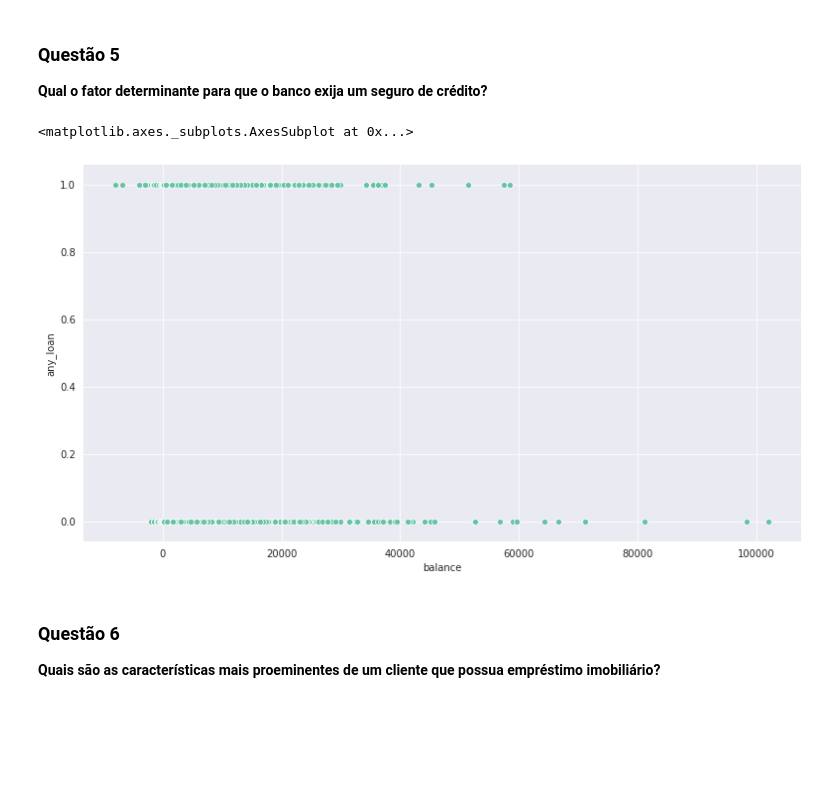
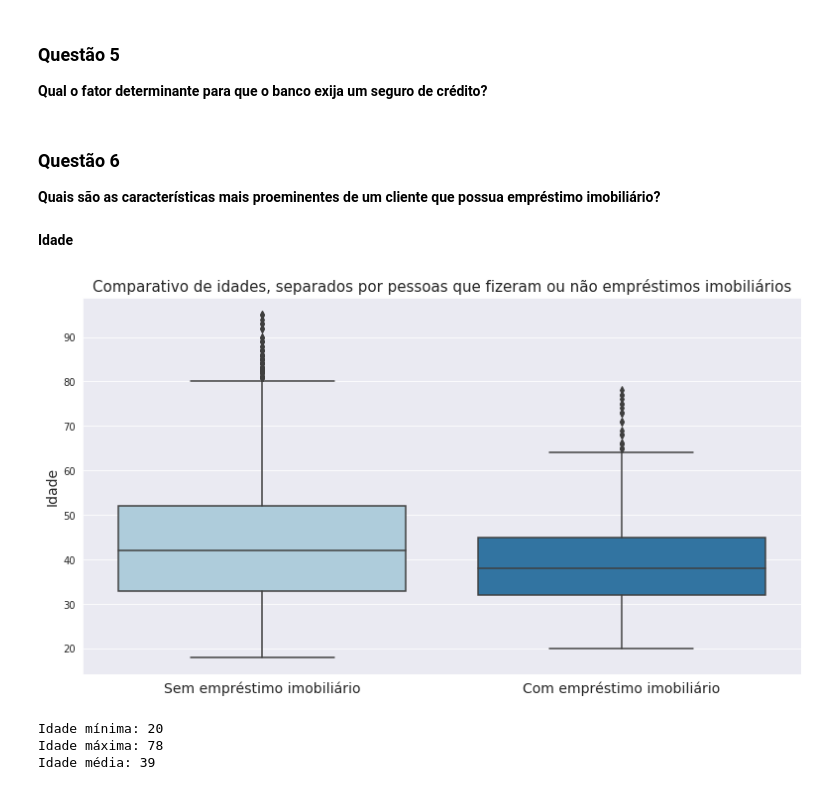
Before and after one commit to CesarFerreiraGermano/semantix_desafio, a Jupyter notebook: desafioSemantix_notebook.ipynb, the cells around one changed output. Saved outputs shown, nothing was run; the diff lists cells and outputs as text; code cells hidden in the pictures; blank space fills up the shorter version.

```diff
--- a/desafioSemantix_notebook.ipynb
+++ b/desafioSemantix_notebook.ipynb
@@ -172,11 +192,6 @@ plt.savefig("4_barCampanhaPassada.png")
 # %% [markdown]
 ### Questão 5
 **Qual o fator determinante para que o banco exija um seguro de crédito?**
-# %%
-sns.scatterplot(x='balance',data=df,y='any_loan')
-# %% [output]
-<matplotlib.axes._subplots.AxesSubplot at 0x...>
-[figure, removed]
 # %% [markdown]
 ### Questão 6
 **Quais são as características mais proeminentes de um cliente que possua empréstimo imobiliário?**
@@ -182,0 +200,17 @@ sns.scatterplot(x='balance',data=df,y='any_loan')
+# %% [markdown]
+**Idade**
+# %%
+sns.boxplot(y='age',x='housing',data=df,palette='Paired')
+plt.xticks([0,1],['Sem empréstimo imobiliário','Com empréstimo imobiliário'],fontsize=14)
+plt.xlabel("")
+plt.ylabel("Idade",fontsize=14)
+plt.title("Comparativo de idades, separados por pessoas que fizeram ou não empréstimos imobiliários",fontsize=15)
+plt.savefig("images/6_idade.png")
+# %% [output]
+[figure, added]
+# %%
+print("Idade mínima: {}\nIdade máxima: {}\nIdade média: {}".format(imob['age'].min(),imob['age'].max(),int(round(imob['age'].mean()))))
+# %% [output]
+Idade mínima: 20
+Idade máxima: 78
+Idade média: 39
```
Also changed, not shown: parts of 10 cells of this notebook, 4 other files.
